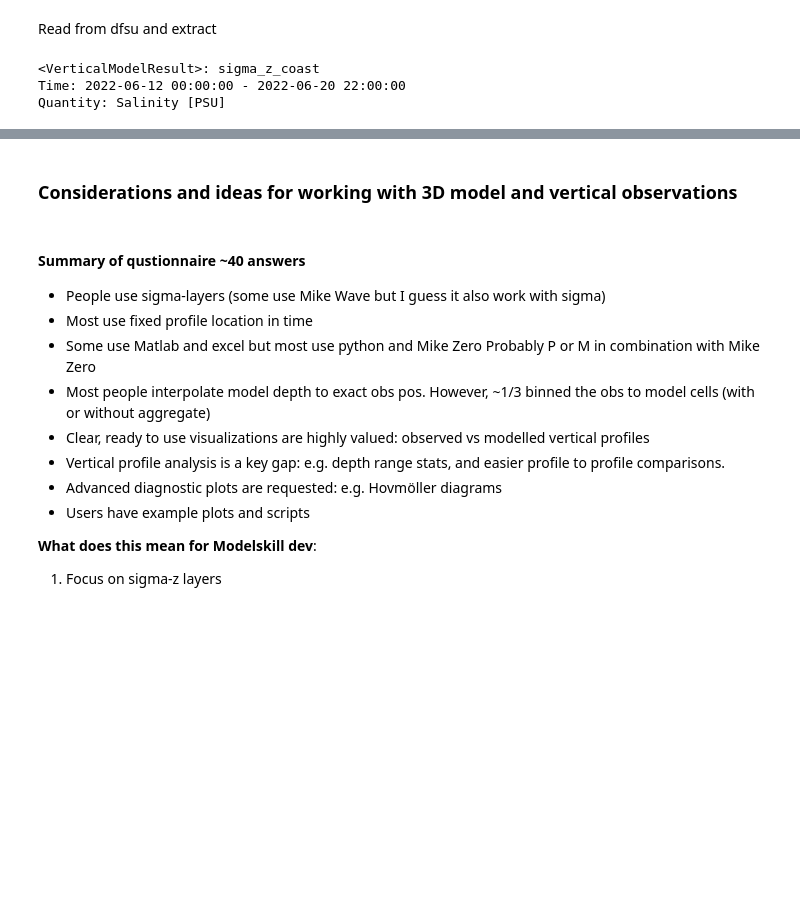
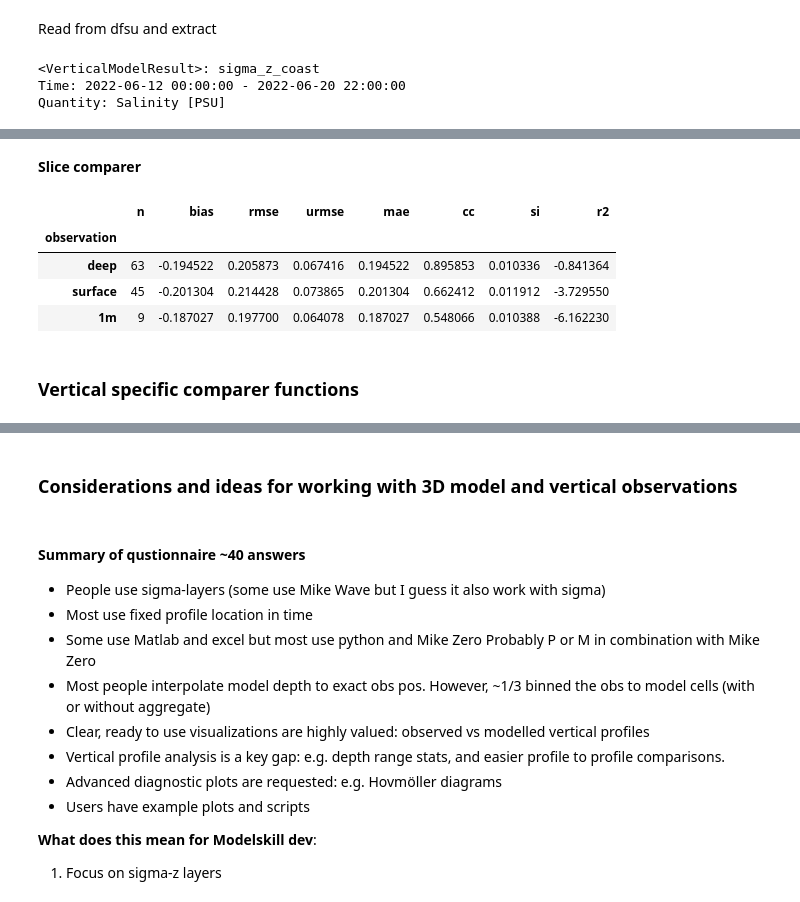
Before and after one commit to DHI/modelskill, a Jupyter notebook: notebooks/vertical_skill.ipynb, the cells around one changed output, grey strips where cells are left out. Drawn from its saved outputs; the diff is of its cells as text; code cells hidden in the pictures; blank space fills up the shorter version.

```diff
--- a/notebooks/vertical_skill.ipynb
+++ b/notebooks/vertical_skill.ipynb
@@ -79,0 +125,16 @@ Quantity: Salinity [PSU]
+# %% [markdown]
+**Slice comparer**
+# %%
+cmp_deep = cmp.where(cmp.data['z']<-10).rename({cmp.name: "deep"})
+cmp_surface = cmp.where(cmp.data['z']>=-10).rename({cmp.name: "surface"})
+cmp_1m = cmp.where(cmp.data['z']==-2).rename({cmp.name: "1m"})
+cmps = ms.ComparerCollection([cmp_deep, cmp_surface, cmp_1m])
+cmps.skill()
+# %% [output]
+|  | n | bias | rmse | urmse | mae | cc | si | r2 |
+| observation |  |  |  |  |  |  |  |  |
+| deep | 63 | -0.194522 | 0.205873 | 0.067416 | 0.194522 | 0.895853 | 0.010336 | -0.841364 |
+| surface | 45 | -0.201304 | 0.214428 | 0.073865 | 0.201304 | 0.662412 | 0.011912 | -3.729550 |
+| 1m | 9 | -0.187027 | 0.197700 | 0.064078 | 0.187027 | 0.548066 | 0.010388 | -6.162230 |
+# %% [markdown]
+### Vertical specific comparer functions
```
Also changed, not shown: parts of 19 cells of this notebook, 1 other file.
